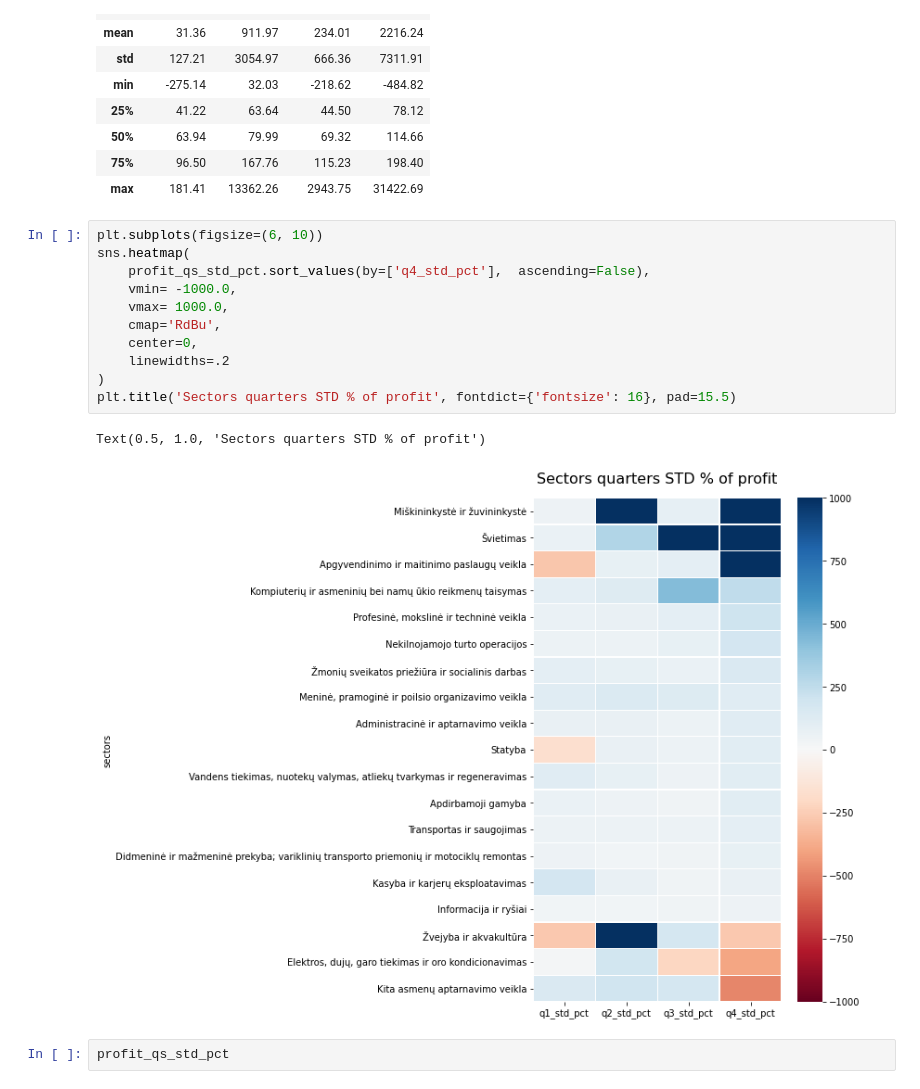
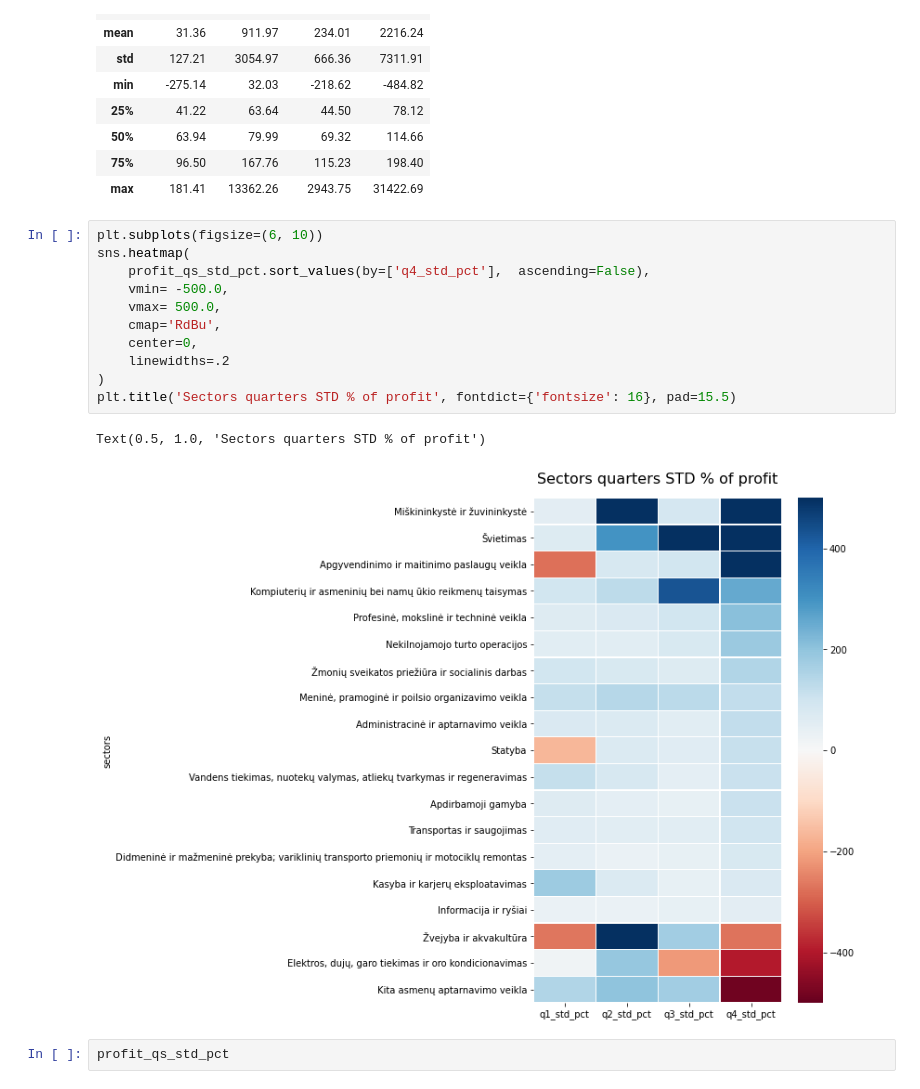
Before and after one commit to Venckus/lt-sectors-analysis, a Jupyter notebook: lt_economy_sectors.ipynb, the cells around one changed output. Saved outputs shown, nothing was run; the diff lists cells and outputs as text.

```diff
--- a/lt_economy_sectors.ipynb
+++ b/lt_economy_sectors.ipynb
@@ -762,17 +782,17 @@ profit_qs_std_pct.describe().round(2)
 # %%
 plt.subplots(figsize=(6, 10))
 sns.heatmap(
     profit_qs_std_pct.sort_values(by=['q4_std_pct'],  ascending=False),
-    vmin= -1000.0,
-    vmax= 1000.0,
+    vmin= -500.0,
+    vmax= 500.0,
     cmap='RdBu',
     center=0,
     linewidths=.2
 )
 plt.title('Sectors quarters STD % of profit', fontdict={'fontsize': 16}, pad=15.5)
 # %% [output]
 Text(0.5, 1.0, 'Sectors quarters STD % of profit')
-[figure, old version]
+[figure, new version]
 # %%
 profit_qs_std_pct
 # %% [output]
```
Also changed, not shown: parts of 19 cells of this notebook.
